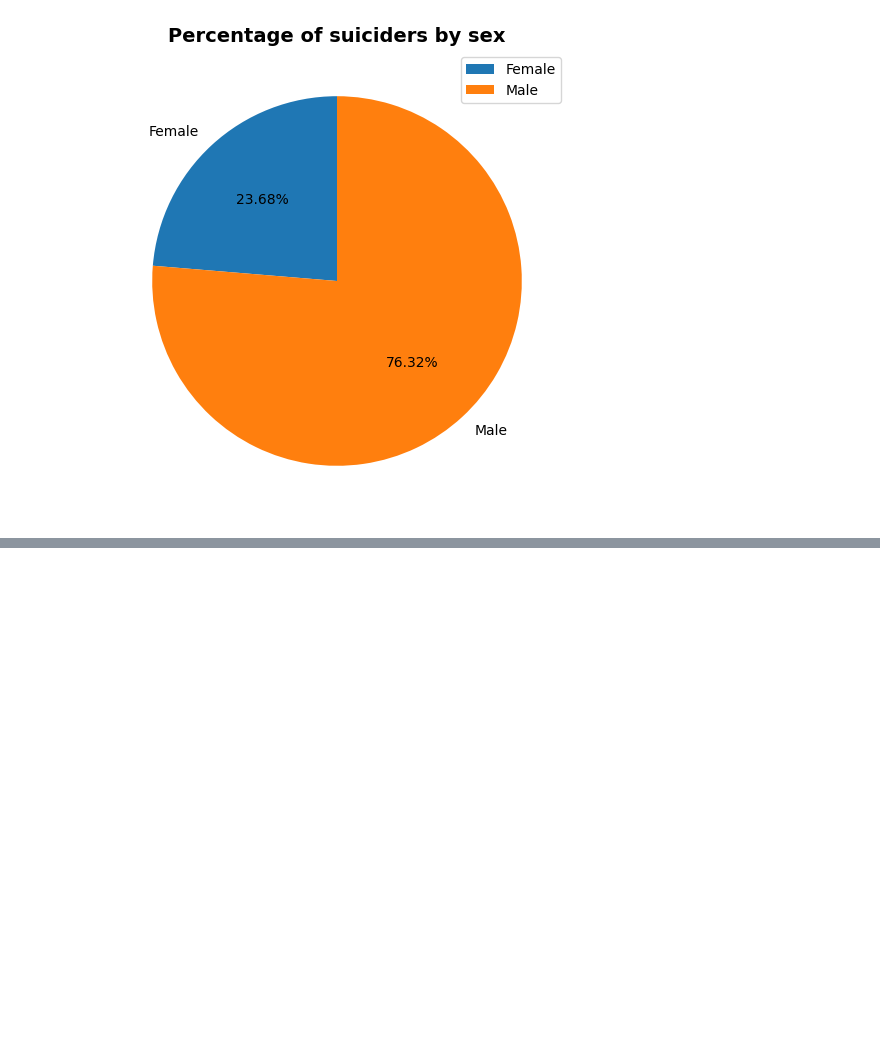
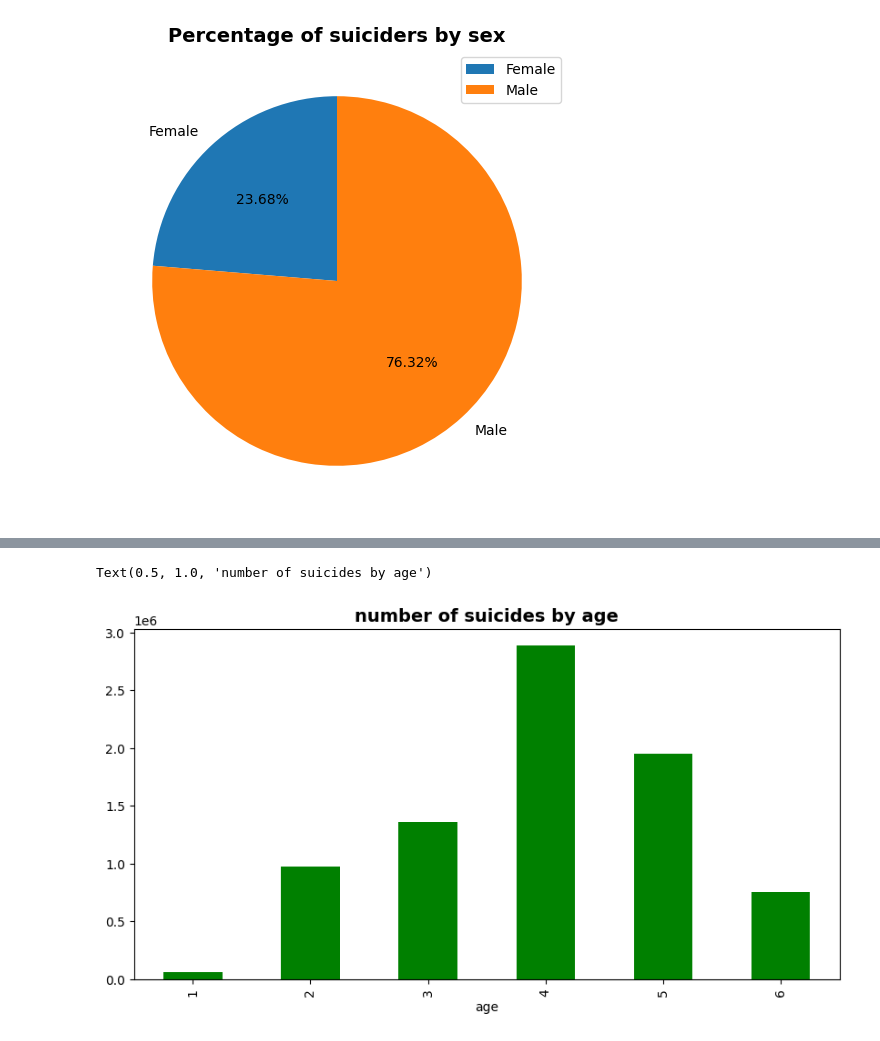
Before and after one commit to hegame1998/Suicide-Statistic, a Jupyter notebook: WHO_Suicide_Statistics.ipynb, the cells around one changed output, grey strips where cells are left out. Drawn from its saved outputs; the diff is of its cells as text; code cells hidden in the pictures; blank space fills up the shorter version.

```diff
--- a/WHO_Suicide_Statistics.ipynb
+++ b/WHO_Suicide_Statistics.ipynb
@@ -482,0 +501,7 @@ plt.show()
+# %%
+# number of suiciders by age range
+suicider_by_age.plot(kind='bar', color='green', figsize=(8, 4))
+plt.title('number of suicides by age', fontweight='bold', fontsize=14)
+# %% [output]
+Text(0.5, 1.0, 'number of suicides by age')
+[figure, added]
```
Also changed, not shown: parts of 6 cells of this notebook.
